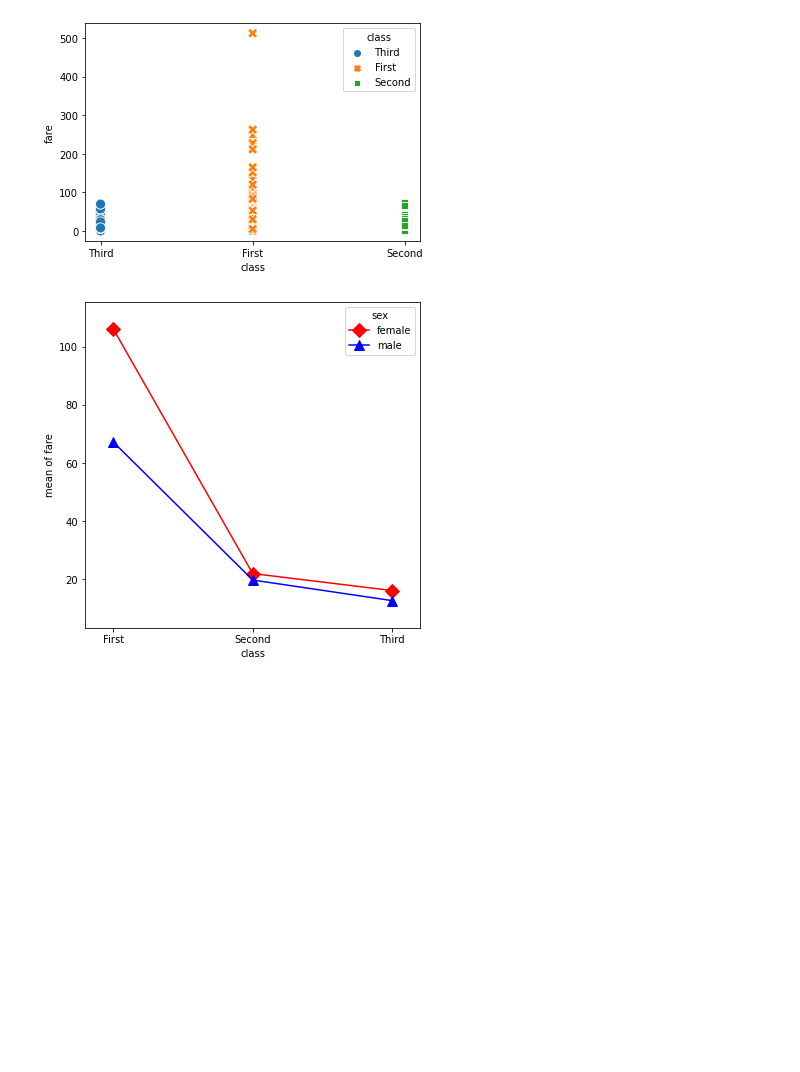
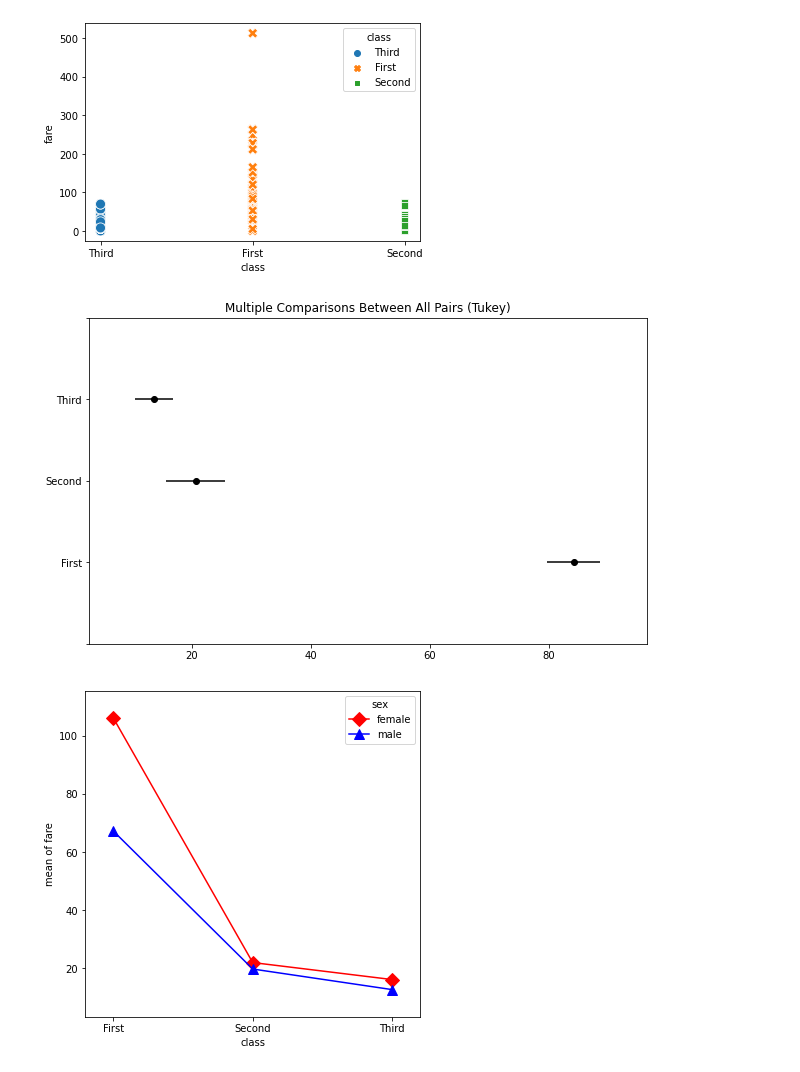
Before and after one commit to blackbutterfly0852/ADP_PRACTICE, a Jupyter notebook: 221017_시각화.ipynb, the cells around one changed output. Drawn from its saved outputs; the diff is of its cells as text; code cells hidden in the pictures; blank space fills up the shorter version.

```diff
--- a/221017_시각화.ipynb
+++ b/221017_시각화.ipynb
@@ -106,6 +106,14 @@ sns.scatterplot(x = 'class',
 plt.show()
 # %% [output]
 [figure]
+# %%
+from statsmodels.stats.multicomp import pairwise_tukeyhsd, MultiComparison
+mc = MultiComparison(data = df['fare'], groups = df['class'])
+tukeyhsd = mc.tukeyhsd(alpha = 0.05)
+tukeyhsd.summary()
+fig = tukeyhsd.plot_simultaneous()
+# %% [output]
+[figure, added]
 # %%
 # 상호작용그래프
 import matplotlib.pyplot as plt
```
Also changed, not shown: parts of 5 cells of this notebook.
